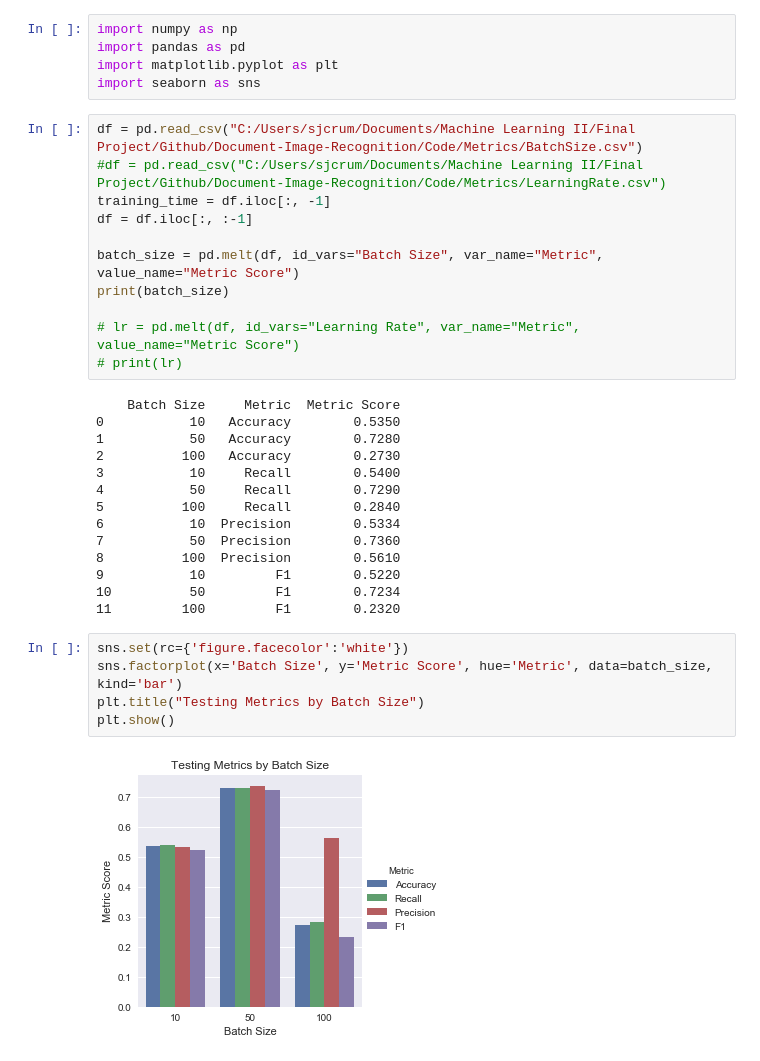
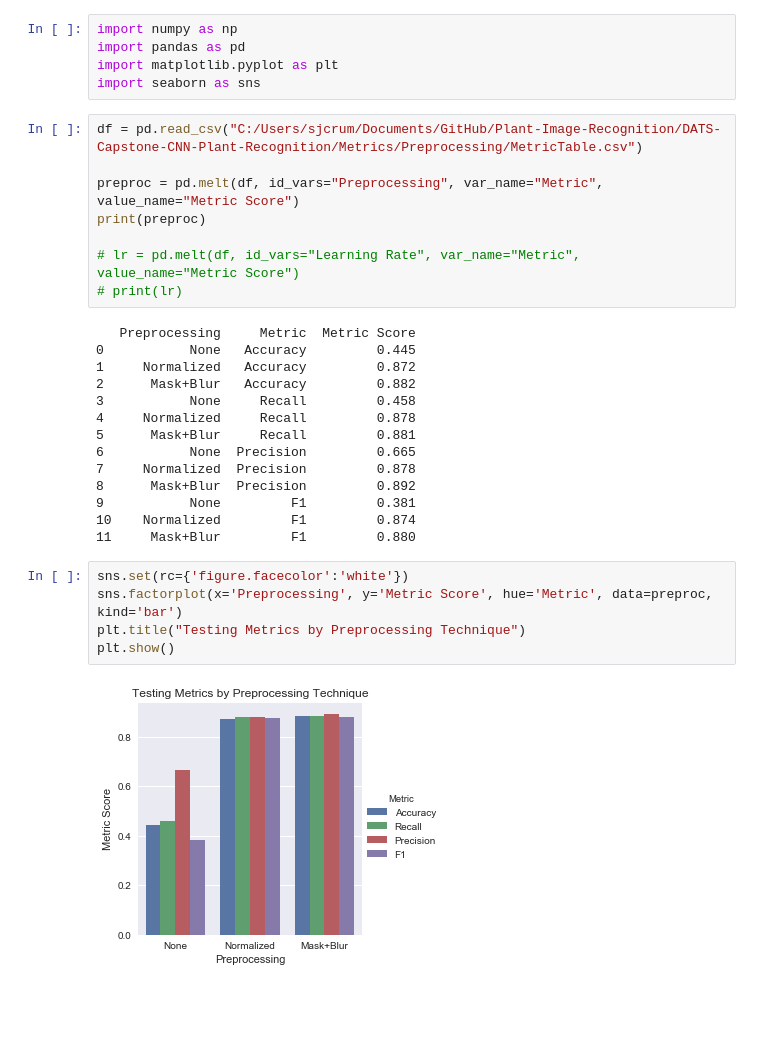
Before and after one commit to jpcrum/DATS-Capstone-CNN-Plant-Recognition, a Jupyter notebook: Metrics/Plotting_Metric_Graphs.ipynb, the cells around one changed output. Drawn from its saved outputs; the diff is of its cells as text; blank space fills up the shorter version.

```diff
--- a/Metrics/Plotting_Metric_Graphs.ipynb
+++ b/Metrics/Plotting_Metric_Graphs.ipynb
@@ -4,34 +4,31 @@ import pandas as pd
 import matplotlib.pyplot as plt
 import seaborn as sns
 # %%
-df = pd.read_csv("C:/Users/sjcrum/Documents/Machine Learning II/Final Project/Github/Document-Image-Recognition/Code/Metrics/BatchSize.csv")
-#df = pd.read_csv("C:/Users/sjcrum/Documents/Machine Learning II/Final Project/Github/Document-Image-Recognition/Code/Metrics/LearningRate.csv")
-training_time = df.iloc[:, -1]
-df = df.iloc[:, :-1]
+df = pd.read_csv("C:/Users/sjcrum/Documents/GitHub/Plant-Image-Recognition/DATS-Capstone-CNN-Plant-Recognition/Metrics/Preprocessing/MetricTable.csv")
 
-batch_size = pd.melt(df, id_vars="Batch Size", var_name="Metric", value_name="Metric Score")
-print(batch_size)
+preproc = pd.melt(df, id_vars="Preprocessing", var_name="Metric", value_name="Metric Score")
+print(preproc)
 
 # lr = pd.melt(df, id_vars="Learning Rate", var_name="Metric", value_name="Metric Score")
 # print(lr)
 # %% [output]
-    Batch Size     Metric  Metric Score
-0           10   Accuracy        0.5350
-1           50   Accuracy        0.7280
-2          100   Accuracy        0.2730
-3           10     Recall        0.5400
-4           50     Recall        0.7290
-5          100     Recall        0.2840
-6           10  Precision        0.5334
-7           50  Precision        0.7360
-8          100  Precision        0.5610
-9           10         F1        0.5220
-10          50         F1        0.7234
-11         100         F1        0.2320
+   Preprocessing     Metric  Metric Score
+0           None   Accuracy         0.445
+1     Normalized   Accuracy         0.872
+2      Mask+Blur   Accuracy         0.882
+3           None     Recall         0.458
+4     Normalized     Recall         0.878
+5      Mask+Blur     Recall         0.881
+6           None  Precision         0.665
+7     Normalized  Precision         0.878
+8      Mask+Blur  Precision         0.892
+9           None         F1         0.381
+10    Normalized         F1         0.874
+11     Mask+Blur         F1         0.880
 # %%
 sns.set(rc={'figure.facecolor':'white'})
-sns.factorplot(x='Batch Size', y='Metric Score', hue='Metric', data=batch_size, kind='bar')
-plt.title("Testing Metrics by Batch Size")
+sns.factorplot(x='Preprocessing', y='Metric Score', hue='Metric', data=preproc, kind='bar')
+plt.title("Testing Metrics by Preprocessing Technique")
 plt.show()
 # %% [output]
-[figure, old version]
+[figure, new version]
```
Also changed, not shown: parts of 3 cells of this notebook, 20 other files.
